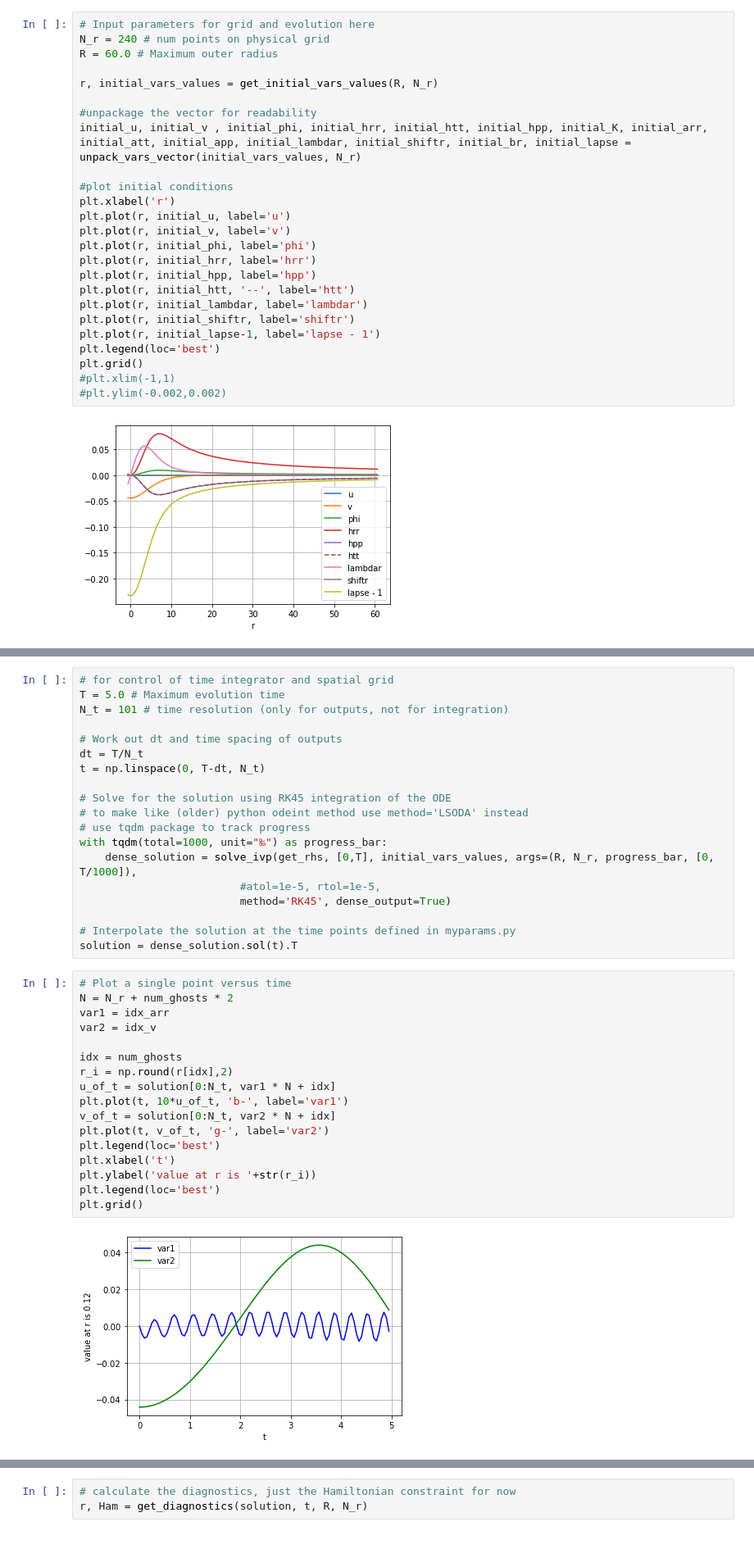
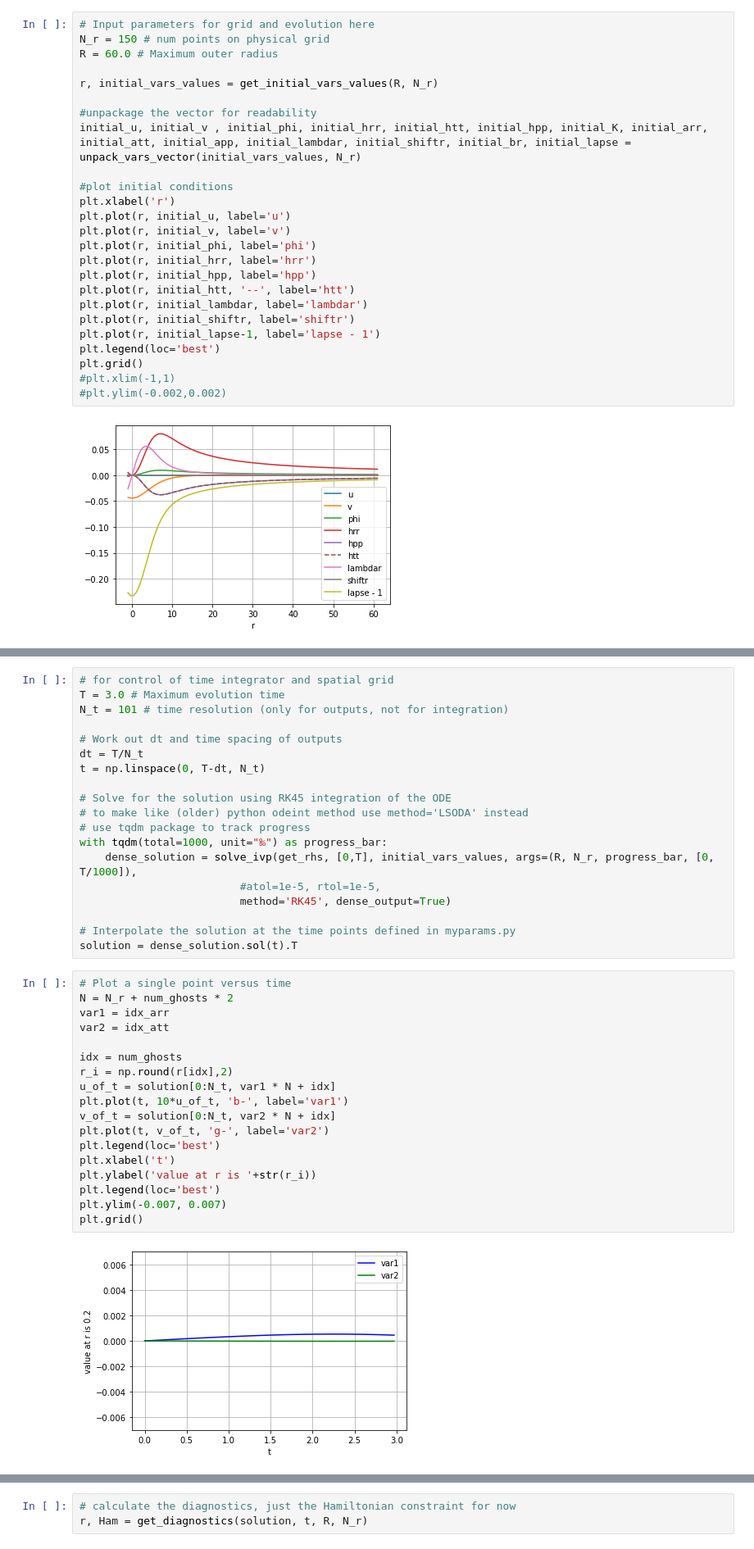
Before and after one commit to GRTLCollaboration/engrenage, a Jupyter notebook: OscillatonEvolution.ipynb, the cells around one changed output, grey strips where cells are left out. Shown at 82% size. Drawn from its saved outputs; the diff is of its cells as text.

```diff
--- a/OscillatonEvolution.ipynb
+++ b/OscillatonEvolution.ipynb
@@ -24,7 +24,7 @@ from source.oscillatoninitialconditions import *              # go here to chang
 from source.diagnostics import *               # go here to change the diagnostics
 # %%
 # Input parameters for grid and evolution here
-N_r = 240 # num points on physical grid
+N_r = 150 # num points on physical grid
 R = 60.0 # Maximum outer radius
 
 r, initial_vars_values = get_initial_vars_values(R, N_r)
@@ -67,6 +67,6 @@ plt.grid()
 # %%
 # for control of time integrator and spatial grid
-T = 5.0 # Maximum evolution time
+T = 3.0 # Maximum evolution time
 N_t = 101 # time resolution (only for outputs, not for integration)
 
 # Work out dt and time spacing of outputs
@@ -86,22 +86,23 @@ solution = dense_solution.sol(t).T
 # %%
 # Plot a single point versus time
 N = N_r + num_ghosts * 2
 var1 = idx_arr
-var2 = idx_v
+var2 = idx_att
 
 idx = num_ghosts
 r_i = np.round(r[idx],2)
 u_of_t = solution[0:N_t, var1 * N + idx]
 plt.plot(t, 10*u_of_t, 'b-', label='var1')
 v_of_t = solution[0:N_t, var2 * N + idx]
 plt.plot(t, v_of_t, 'g-', label='var2')
 plt.legend(loc='best')
 plt.xlabel('t')
 plt.ylabel('value at r is '+str(r_i))
 plt.legend(loc='best')
+plt.ylim(-0.007, 0.007)
 plt.grid()
 # %% [output]
-[figure, old version]
+[figure, new version]
 # %%
 # plot the profile for some variable at a selection of times
 var = idx_arr
```
Also changed, not shown: parts of 2 cells of this notebook, 7 other files.
